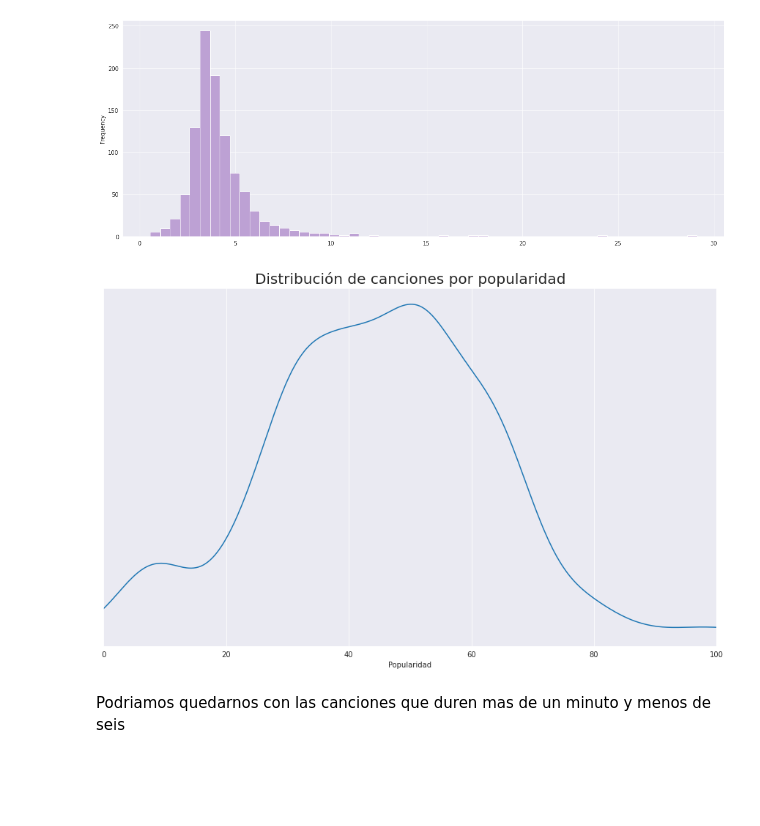
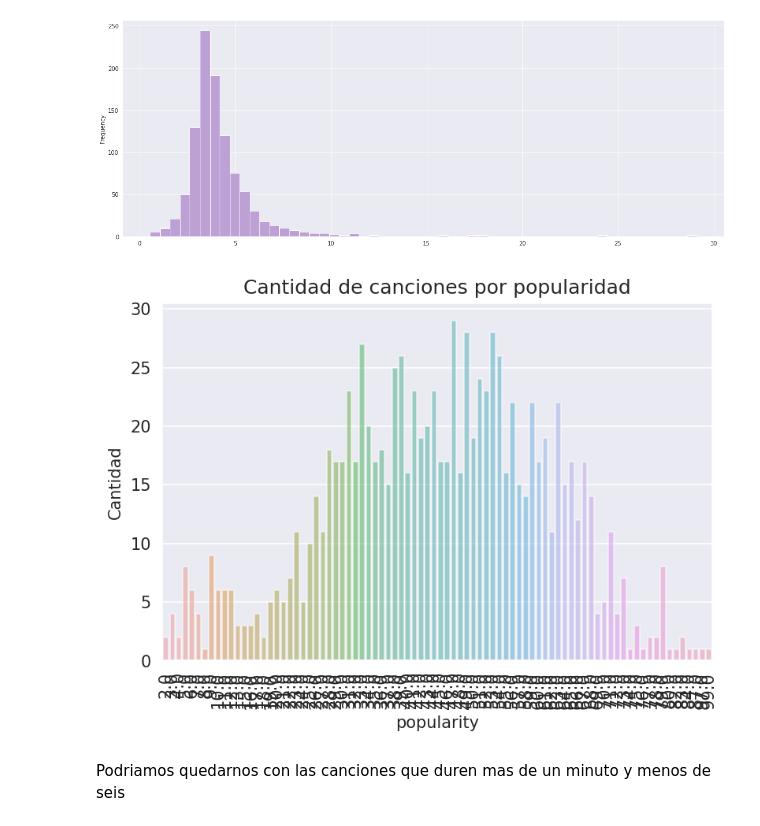
Before and after one commit to 1gnacio/orgadatos-kaggle-tp1, a Jupyter notebook: notebook707f668b56.ipynb, the cells around one changed output. Saved outputs shown, nothing was run; the diff lists cells and outputs as text; code cells hidden in the pictures; blank space fills up the shorter version.

```diff
--- a/notebook707f668b56.ipynb
+++ b/notebook707f668b56.ipynb
@@ -656,15 +649,11 @@ data_spotify['duration_min'].plot.hist(bins=55, figsize=(19,7), color=['#bda1d4'
 # %% [output]
 <AxesSubplot:ylabel='Frequency'>
 [figure]
-# %%
-ax = data_spotify['popularity'].plot.kde(figsize=(15,9), xlim=(0, 100))
-ax.set_title("Distribución de canciones por popularidad", fontsize=20)
-ax.set_xlabel("Popularidad")
-ax.set_ylabel('')
-ax.set_yticks([])
-plt.show()
-# %% [output]
-[figure, removed]
+# %%
+spotify_count = data_spotify[['popularity']].groupby(['popularity'])['popularity'].count().reset_index(name='count').sort_values(by=['count'], ascending=False)
+simple_barplot(spotify_count, 'popularity', 'count', 'Cantidad de canciones por popularidad')
+# %% [output]
+[figure, added]
 # %%
 # df = pd.to_datetime(data_spotify[['duration_min']].sort_values(by=['duration_min'], ascending=True)['duration_min'], unit='min').dt.time.to_frame().reset_index()
 # df = df[['duration_min']]
```
Also changed, not shown: parts of 23 cells of this notebook.
